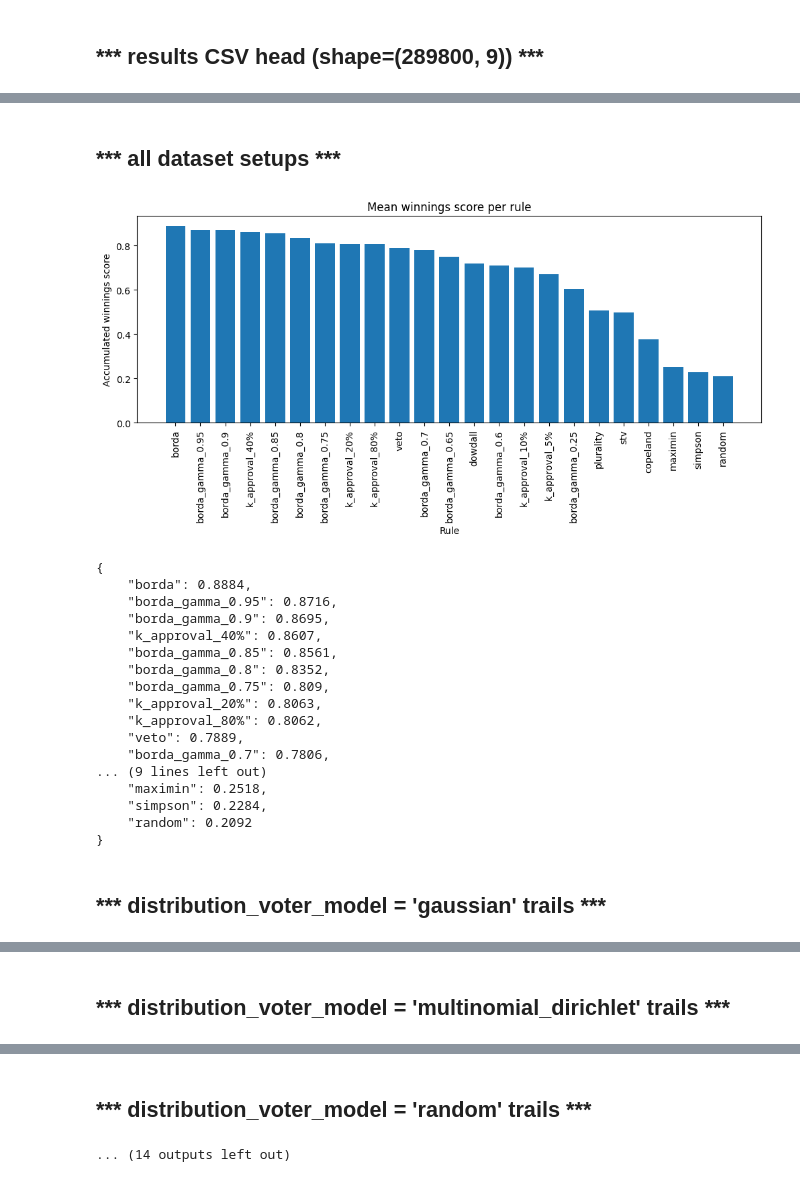
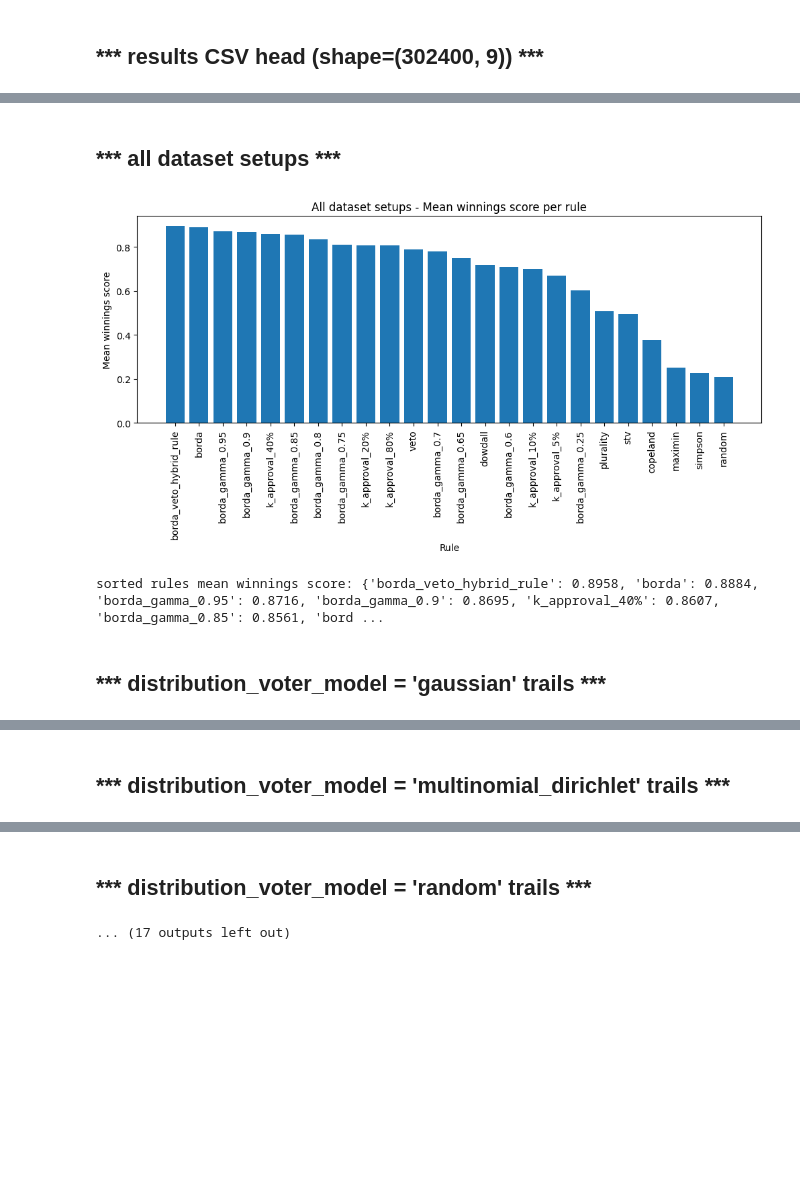
Before and after one commit to itayL1/ToarAI2Sadna, a Jupyter notebook: last_comp_stage_rules_comparison_display.ipynb, the cells around one changed output, grey strips where cells are left out. Saved outputs shown, nothing was run; the diff lists cells and outputs as text; code cells hidden in the pictures; blank space fills up the shorter version.

```diff
--- a/last_comp_stage_rules_comparison_display.ipynb
+++ b/last_comp_stage_rules_comparison_display.ipynb
@@ -9,44 +12,28 @@ from experiments.last_comp_stage_rules_comparison_display import display_experim
 # %%
 # main experiment id - 06d7546459494be9b40ebc6bd2de59b8
 # additional distortion ratios experiment id - a091e1c4edeb4384beb67451ee7d5919
 # borda_veto_hybrid_rule all subgroups run - 341f97a6841d4856b327e7f0935455a9
 # all together run (including borda_veto_hybrid_rule) - 2968e846609248f494c59e035168d326
 
 # took 2968e846609248f494c59e035168d326 and renmaed stv_rule_elishay -> stv - df327e3a66c6418eafd3b3df1f36a1b1
 # took 547818a29f3c43a68dc56f56705009c9 and removed the rule 'borda_veto_hybrid_rule' - b2b015cb1e0346b88bc8808e19fa6682
 
 
-display_experiment_results(experiment_id='b2b015cb1e0346b88bc8808e19fa6682')
+display_experiment_results(experiment_id='df327e3a66c6418eafd3b3df1f36a1b1')
 # %% [output]
-*** results CSV head (shape=(289800, 9)) ***
+*** results CSV head (shape=(302400, 9)) ***
 |  | voters_model | number_voters | number_candidates | distortion_ratio | rule_name | topn_perc | topn_actual | ... |
 | 0 | random | 500 | 5 | 0.1 | copeland | 20 | 1 | ... |
 | 1 | random | 500 | 5 | 0.1 | copeland | 40 | 2 | ... |
 | 2 | random | 500 | 5 | 0.1 | copeland | 60 | 3 | ... |
 | 3 | random | 500 | 5 | 0.1 | copeland | 80 | 4 | ... |
 | 4 | random | 500 | 5 | 0.1 | k_approval_40% | 20 | 1 | ... |
 | 5 | random | 500 | 5 | 0.1 | k_approval_40% | 40 | 2 | ... |
 | 6 | random | 500 | 5 | 0.1 | k_approval_40% | 60 | 3 | ... |
 | 7 | random | 500 | 5 | 0.1 | k_approval_40% | 80 | 4 | ... |
 | 8 | random | 500 | 5 | 0.1 | borda_gamma_0.9 | 20 | 1 | ... |
 | 9 | random | 500 | 5 | 0.1 | borda_gamma_0.9 | 40 | 2 | ... |
 *** all dataset setups ***
-[figure, old version]
+[figure, new version]
-{
-    "borda": 0.8884,
-    "borda_gamma_0.95": 0.8716,
-    "borda_gamma_0.9": 0.8695,
-    "k_approval_40%": 0.8607,
-    "borda_gamma_0.85": 0.8561,
-    "borda_gamma_0.8": 0.8352,
-    "borda_gamma_0.75": 0.809,
-    "k_approval_20%": 0.8063,
-    "k_approval_80%": 0.8062,
-    "veto": 0.7889,
-    "borda_gamma_0.7": 0.7806,
-... (9 lines left out)
-    "maximin": 0.2518,
-    "simpson": 0.2284,
-    "random": 0.2092
-}
+sorted rules mean winnings score: {'borda_veto_hybrid_rule': 0.8958, 'borda': 0.8884, 'borda_gamma_0.95': 0.8716, 'borda_gamma_0.9': 0.8695, 'k_approval_40%': 0.8607, 'borda_gamma_0.85': 0.8561, 'bord ...
 *** distribution_voter_model = 'gaussian' trails ***
@@ -90,2 +45,2 @@ display_experiment_results(experiment_id='b2b015cb1e0346b88bc8808e19fa6682')
 *** distribution_voter_model = 'random' trails ***
-... (14 outputs left out)
+... (17 outputs left out)
```
Also changed, not shown: parts of 2 cells of this notebook, 1 other file.
